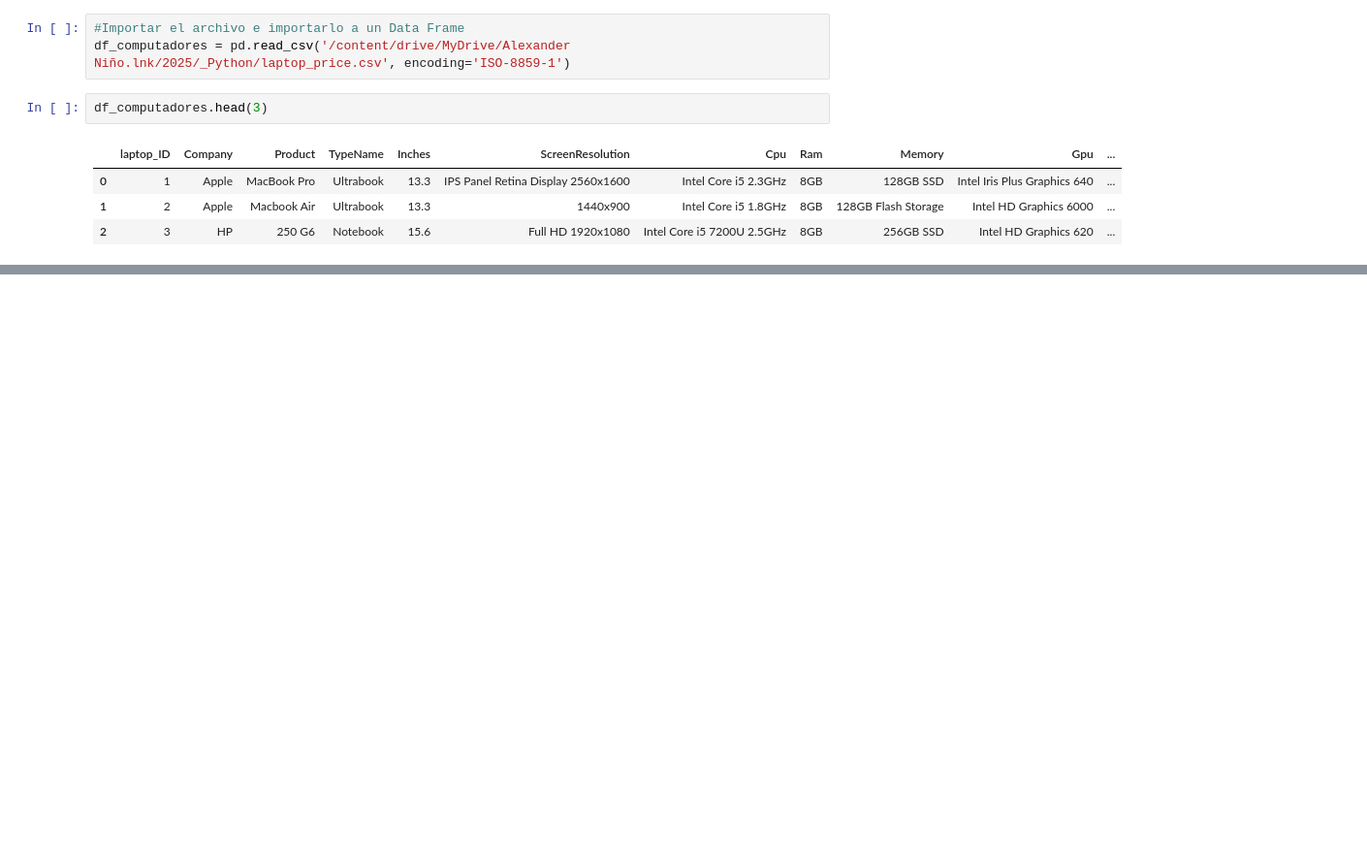
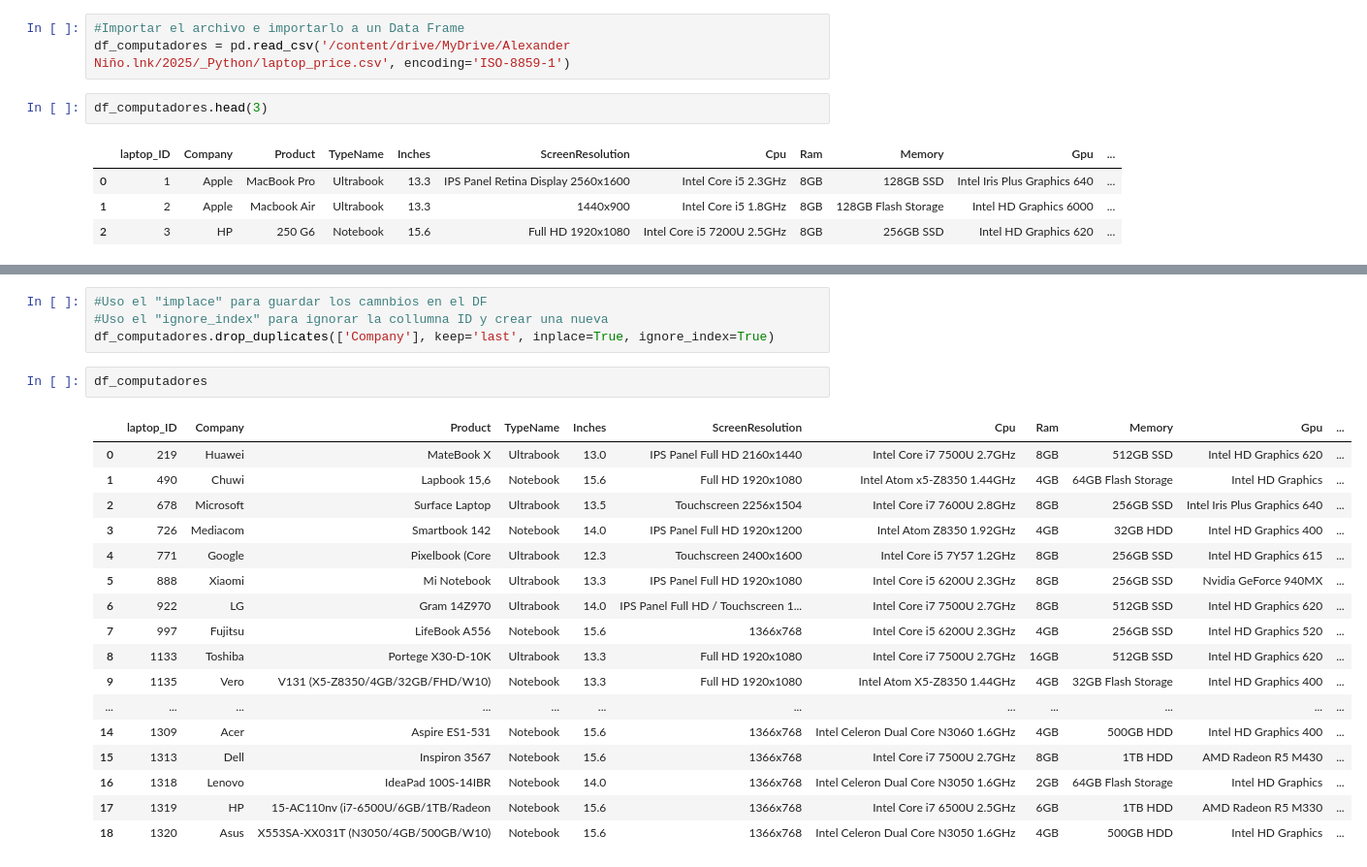
Before and after one commit to nomo82/python, a Jupyter notebook: Eliminar_repetidos_7.ipynb, the cells around one changed output, grey strips where cells are left out. Shown: that part at 97% size. Drawn from its saved outputs; the diff is of its cells as text; blank space fills up the shorter version.

```diff
--- a/Eliminar_repetidos_7.ipynb
+++ b/Eliminar_repetidos_7.ipynb
@@ -23,0 +74,24 @@ df_computadores.head(3)
+# %%
+#Uso el "implace" para guardar los camnbios en el DF
+#Uso el "ignore_index" para ignorar la collumna ID y crear una nueva
+df_computadores.drop_duplicates(['Company'], keep='last', inplace=True, ignore_index=True)
+# %%
+df_computadores
+# %% [output]
+|  | laptop_ID | Company | Product | TypeName | Inches | ScreenResolution | Cpu | Ram | Memory | Gpu | ... |
+| 0 | 219 | Huawei | MateBook X | Ultrabook | 13.0 | IPS Panel Full HD 2160x1440 | Intel Core i7 7500U 2.7GHz | 8GB | 512GB SSD | Intel HD Graphics 620 | ... |
+| 1 | 490 | Chuwi | Lapbook 15,6 | Notebook | 15.6 | Full HD 1920x1080 | Intel Atom x5-Z8350 1.44GHz | 4GB | 64GB Flash Storage | Intel HD Graphics | ... |
+| 2 | 678 | Microsoft | Surface Laptop | Ultrabook | 13.5 | Touchscreen 2256x1504 | Intel Core i7 7600U 2.8GHz | 8GB | 256GB SSD | Intel Iris Plus Graphics 640 | ... |
+| 3 | 726 | Mediacom | Smartbook 142 | Notebook | 14.0 | IPS Panel Full HD 1920x1200 | Intel Atom Z8350 1.92GHz | 4GB | 32GB HDD | Intel HD Graphics 400 | ... |
+| 4 | 771 | Google | Pixelbook (Core | Ultrabook | 12.3 | Touchscreen 2400x1600 | Intel Core i5 7Y57 1.2GHz | 8GB | 256GB SSD | Intel HD Graphics 615 | ... |
+| 5 | 888 | Xiaomi | Mi Notebook | Ultrabook | 13.3 | IPS Panel Full HD 1920x1080 | Intel Core i5 6200U 2.3GHz | 8GB | 256GB SSD | Nvidia GeForce 940MX | ... |
+| 6 | 922 | LG | Gram 14Z970 | Ultrabook | 14.0 | IPS Panel Full HD / Touchscreen 1... | Intel Core i7 7500U 2.7GHz | 8GB | 512GB SSD | Intel HD Graphics 620 | ... |
+| 7 | 997 | Fujitsu | LifeBook A556 | Notebook | 15.6 | 1366x768 | Intel Core i5 6200U 2.3GHz | 4GB | 256GB SSD | Intel HD Graphics 520 | ... |
+| 8 | 1133 | Toshiba | Portege X30-D-10K | Ultrabook | 13.3 | Full HD 1920x1080 | Intel Core i7 7500U 2.7GHz | 16GB | 512GB SSD | Intel HD Graphics 620 | ... |
+| 9 | 1135 | Vero | V131 (X5-Z8350/4GB/32GB/FHD/W10) | Notebook | 13.3 | Full HD 1920x1080 | Intel Atom X5-Z8350 1.44GHz | 4GB | 32GB Flash Storage | Intel HD Graphics 400 | ... |
+| ... | ... | ... | ... | ... | ... | ... | ... | ... | ... | ... | ... |
+| 14 | 1309 | Acer | Aspire ES1-531 | Notebook | 15.6 | 1366x768 | Intel Celeron Dual Core N3060 1.6GHz | 4GB | 500GB HDD | Intel HD Graphics 400 | ... |
+| 15 | 1313 | Dell | Inspiron 3567 | Notebook | 15.6 | 1366x768 | Intel Core i7 7500U 2.7GHz | 8GB | 1TB HDD | AMD Radeon R5 M430 | ... |
+| 16 | 1318 | Lenovo | IdeaPad 100S-14IBR | Notebook | 14.0 | 1366x768 | Intel Celeron Dual Core N3050 1.6GHz | 2GB | 64GB Flash Storage | Intel HD Graphics | ... |
+| 17 | 1319 | HP | 15-AC110nv (i7-6500U/6GB/1TB/Radeon | Notebook | 15.6 | 1366x768 | Intel Core i7 6500U 2.5GHz | 6GB | 1TB HDD | AMD Radeon R5 M330 | ... |
+| 18 | 1320 | Asus | X553SA-XX031T (N3050/4GB/500GB/W10) | Notebook | 15.6 | 1366x768 | Intel Celeron Dual Core N3050 1.6GHz | 4GB | 500GB HDD | Intel HD Graphics | ... |
```
Also changed, not shown: parts of 5 cells of this notebook.
